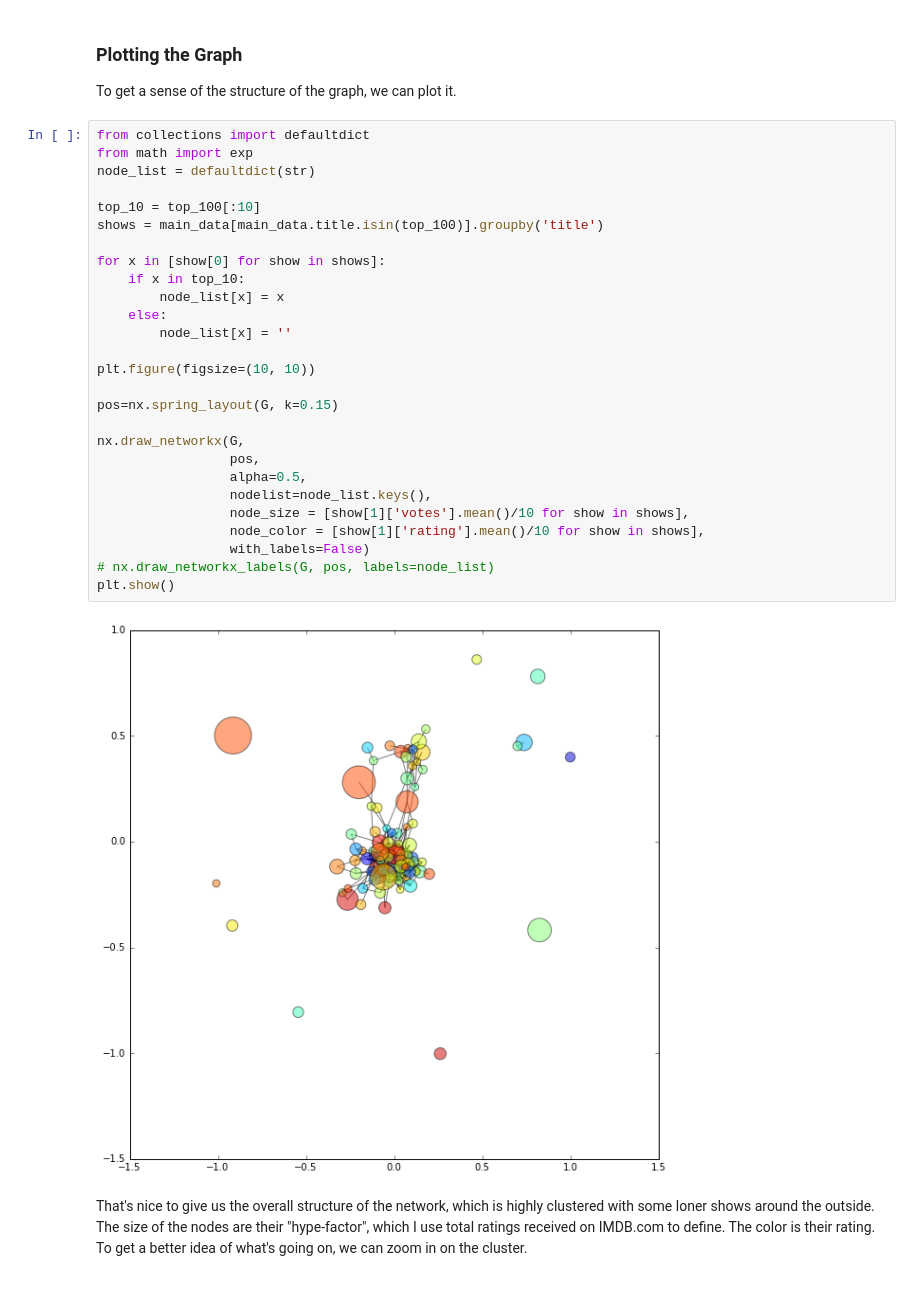
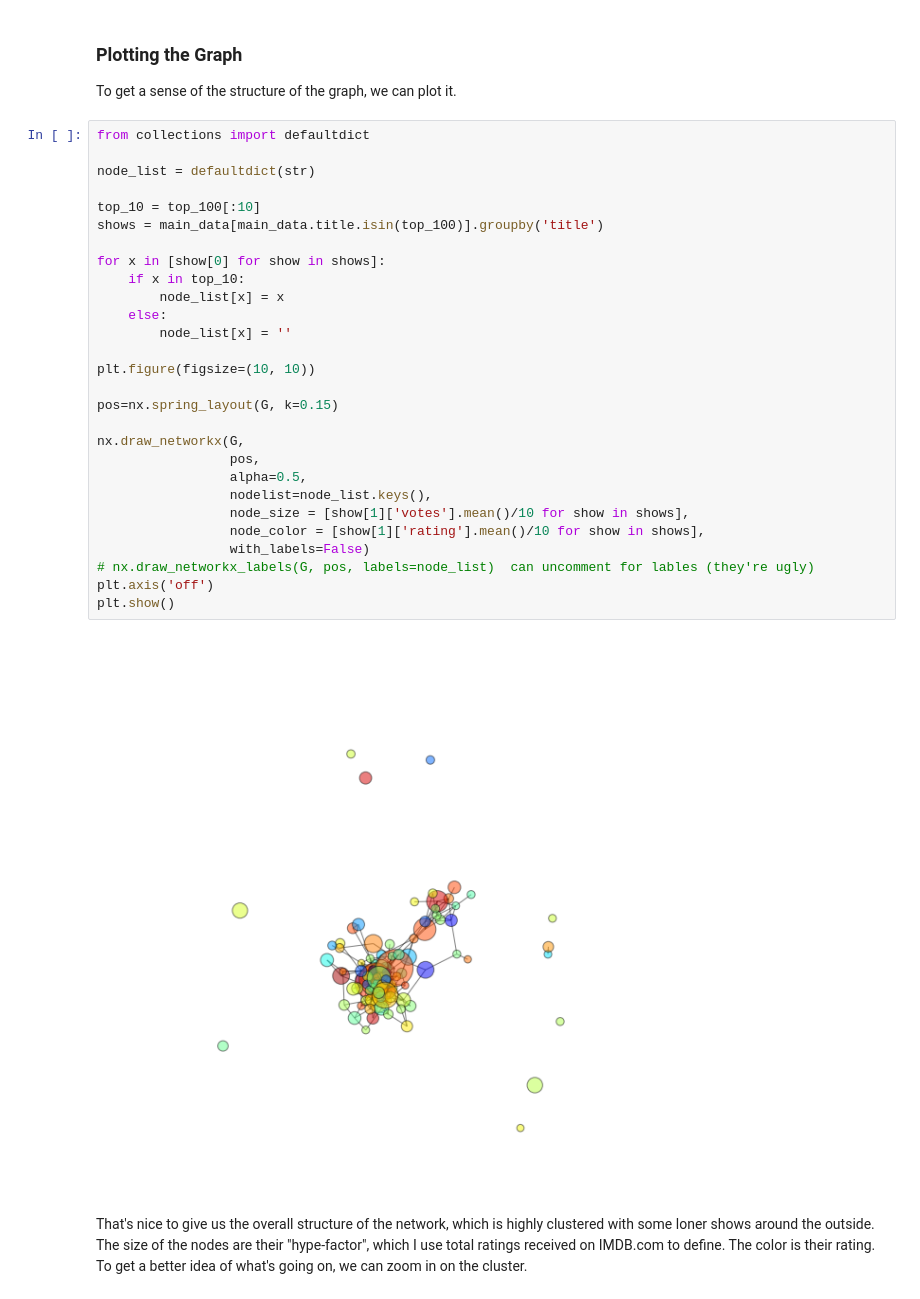
Before and after one commit to jaydik/dataScienceIntensive, a Jupyter notebook: project/presentationDocs/Dickerson.Presentation.ipynb, the cells around one changed output. Saved outputs shown, nothing was run; the diff lists cells and outputs as text.

```diff
--- a/project/presentationDocs/Dickerson.Presentation.ipynb
+++ b/project/presentationDocs/Dickerson.Presentation.ipynb
@@ -154,33 +152,34 @@ G.edges()[:10]
 To get a sense of the structure of the graph, we can plot it.
 # %%
 from collections import defaultdict
-from math import exp
+
 node_list = defaultdict(str)
 
 top_10 = top_100[:10]
 shows = main_data[main_data.title.isin(top_100)].groupby('title')
 
 for x in [show[0] for show in shows]:
     if x in top_10:
         node_list[x] = x
     else:
         node_list[x] = ''
 
 plt.figure(figsize=(10, 10))
 
 pos=nx.spring_layout(G, k=0.15)
 
 nx.draw_networkx(G,
                  pos,
                  alpha=0.5,
                  nodelist=node_list.keys(),
                  node_size = [show[1]['votes'].mean()/10 for show in shows],
                  node_color = [show[1]['rating'].mean()/10 for show in shows],
                  with_labels=False)
-# nx.draw_networkx_labels(G, pos, labels=node_list)
+# nx.draw_networkx_labels(G, pos, labels=node_list)  can uncomment for lables (they're ugly)
+plt.axis('off')
 plt.show()
 # %% [output]
-[figure, old version]
+[figure, new version]
 # %% [markdown]
 That's nice to give us the overall structure of the network, which is highly clustered with some loner shows around the outside. The size of the nodes are their "hype-factor", which I use total ratings received on IMDB.com to define. The color is their rating. To get a better idea of what's going on, we can zoom in on the cluster.
 # %%
```
Also changed, not shown: parts of 8 cells of this notebook, 1 other file.
